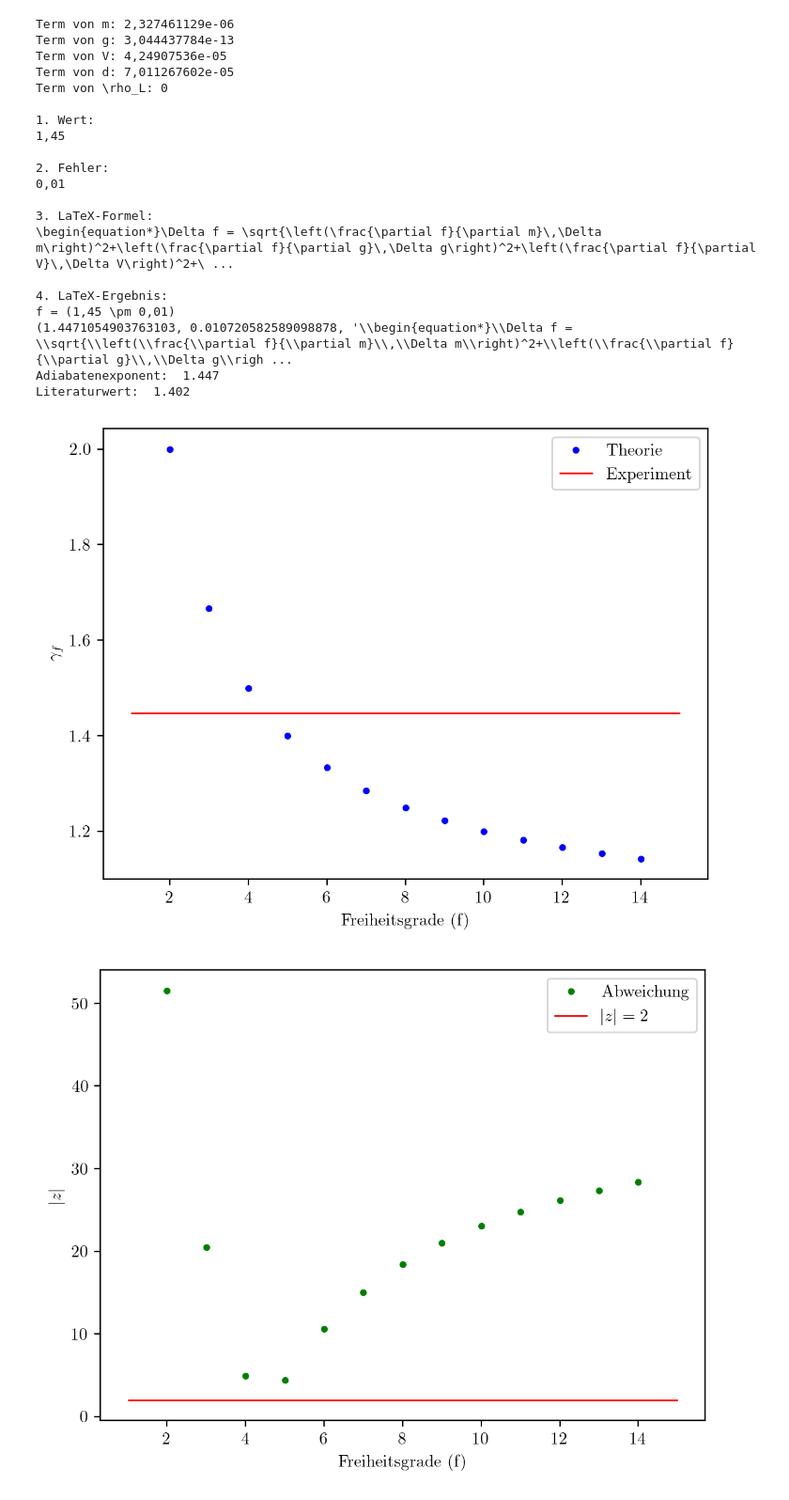
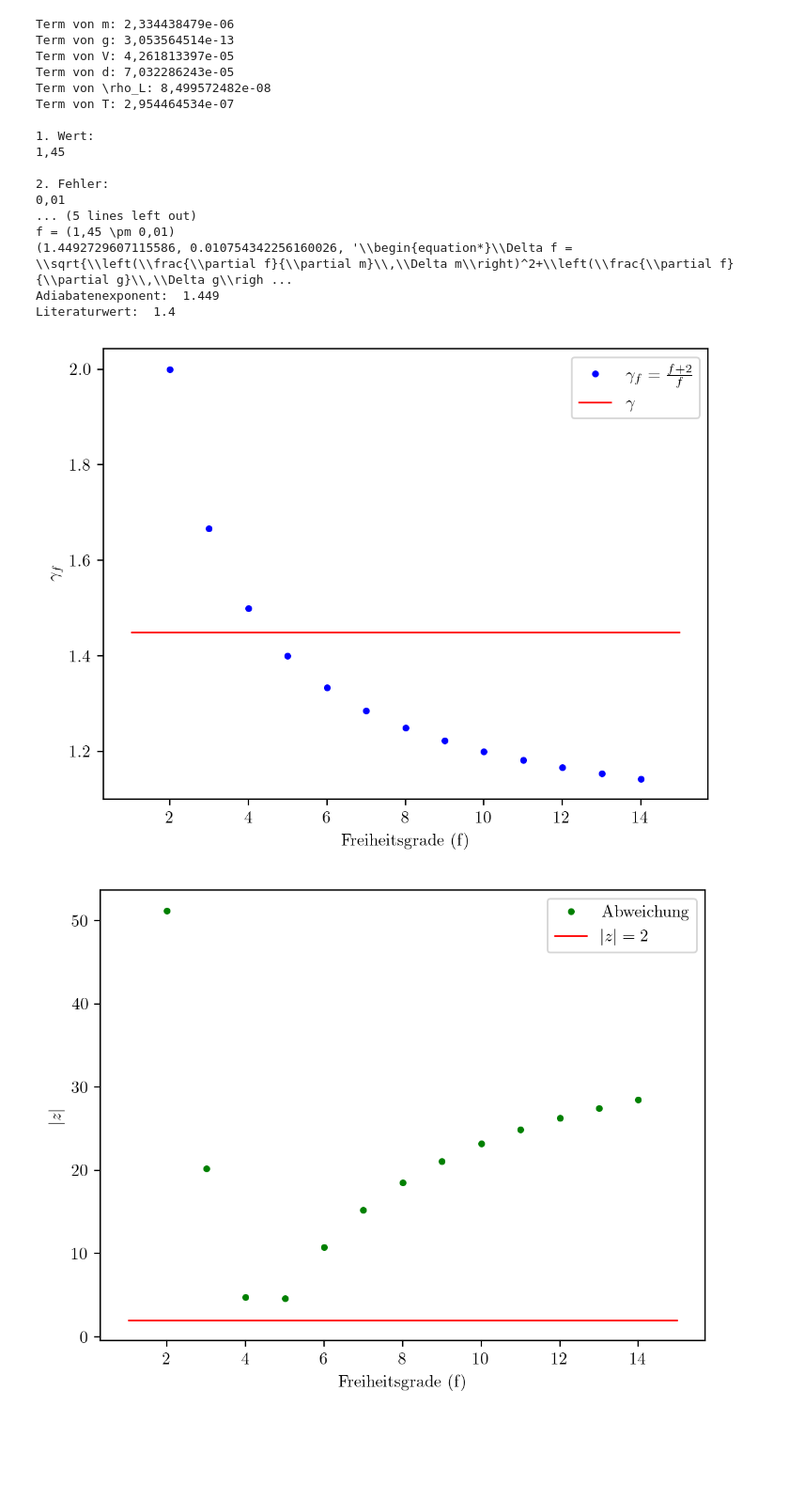
Before and after one commit to OGentner/AP1-Gruppe-143, a Jupyter notebook: V32_Auswertung.ipynb, the cells around one changed output. Shown at 94% size. Cells and saved outputs as stored; diff of their text form; code cells hidden in the pictures; blank space fills up the shorter version.

```diff
--- a/V32_Auswertung.ipynb
+++ b/V32_Auswertung.ipynb
@@ -40,7 +40,8 @@ messdaten2 = pd.read_excel("V32.xlsx", sheet_name="Messung2")
 perioden = messdaten2["Perioden"].to_numpy()
 dauer2 = messdaten2["Dauer (s)"].to_numpy()
 
-periodendauer2 = np.round(dauer2/perioden, 3)
+# Periodendauer ohne vorzeitiges Runden berechnen
+periodendauer2 = dauer2 / perioden
 data2 = np.vstack([perioden, periodendauer2])
 print(makeLaTexTable(data2, ("Perioden", "Periodendauer"), "Periodendauern über die Anzahl der gemessenen Perioden", tag="PeriodendauernLuft"))
 # %% [output]
@@ -59,14 +60,19 @@ print(makeLaTexTable(data2, ("Perioden", "Periodendauer"), "Periodendauern über
 # %%
 # Kombination der Ergebnisse
 
-# Gewichtsfaktoren
-w1 = 1/((Standardabweichung_Periodendauer1/perioden)**2)
+# Individueller Fehler jedes Periodendauer-Messwerts:
+# Die Unsicherheit der Gesamtzeit wird durch die Anzahl der Perioden geteilt.
+fehler_periodendauer = Standardabweichung_Periodendauer1 / perioden
 
-# gewichtetes arithmetisches Mittel
-gewichtetes_mittel = np.sum(w1*periodendauer2)/np.sum(w1)
-print("Gewichtetes mittel: ", gewichtetes_mittel)
+# Gewichtsfaktoren aus den individuellen Unsicherheiten
+gewichte = 1 / fehler_periodendauer**2
 
-# Fehler des gewichteten Mittels
-fehler_gewichtetes_mittel = np.sqrt(1/np.sum(w1))
+# Gewichtetes arithmetisches Mittel
+gewichtetes_mittel = np.sum(gewichte * periodendauer2) / np.sum(gewichte)
+print("Gewichtetes Mittel: ", gewichtetes_mittel)
+
+# Unsicherheit des gewichteten Mittels
+fehler_gewichtetes_mittel = np.sqrt(1 / np.sum(gewichte))
 print("Fehler des gewichteten Mittels: ", fehler_gewichtetes_mittel)
+print("Individuelle Fehler: ", fehler_periodendauer)
 # %% [output]
@@ -95,21 +107,21 @@ g = 9.808
 V = 2220e-6
 d = 13.8e-3
 pL = 99050
-
+# manuelle Berechnung
 A = np.pi * (d/2)**2
 p = pL + (4*m*g)/(np.pi*d**2)
-kappa = (4 * np.pi**2 * m * V) / (A**2 * p * gewichtetes_mittel**2) # manuelle Berechnung
+kappa = (4 * np.pi**2 * m * V) / (A**2 * p * gewichtetes_mittel**2)
 
 # Gausfunktion zur Fehlerfortpflanzung
-sm, sg, sV, sd, spL = sp.symbols('m g V d \\rho_L')
+sm, sg, sV, sd, spL, sgewichtetes_mittel= sp.symbols('m g V d \\rho_L T')
 # kappa_f = (4 * np.pi**2 * sm * sV) / ((np.pi * (sd/2)**2)**2 * (pL + (4*m*g)/(np.pi*d**2)) * gewichtetes_mittel**2)
-kappa_f = ((64 * sm * sV)/(sd**4 * (pL + (4*sm*sg)/(np.pi*sd**2)) * gewichtetes_mittel**2))
+kappa_f = ((64 * sm * sV)/(sd**4 * (spL + (4*sm*sg)/(np.pi*sd**2)) * sgewichtetes_mittel**2))
 
 k = (gauss_error_values(
     kappa_f,
-    [sm, sg, sV, sd, spL],
-    [m, g, V, d, pL],
-    [0.006e-3, 0.001, 10e-6, 0.02e-3, 20],
+    [sm, sg, sV, sd, spL, sgewichtetes_mittel],
+    [m, g, V, d, pL, gewichtetes_mittel],
+    [0.006e-3, 0.001, 10e-6, 0.02e-3, 20, fehler_gewichtetes_mittel],
     returnLaTex=True
 ))
 
@@ -118,42 +130,39 @@ kappa = k[0]
 kappafehler = k[1]
 
 print("Adiabatenexponent: ", np.round(kappa, 3))
-print("Literaturwert: ", 1.402)
+print("Literaturwert: ", 1.40)
 # %% [output]
-Term von m: 2,327461129e-06
-Term von g: 3,044437784e-13
-Term von V: 4,24907536e-05
-Term von d: 7,011267602e-05
-Term von \rho_L: 0
+Term von m: 2,334438479e-06
+Term von g: 3,053564514e-13
+Term von V: 4,261813397e-05
+Term von d: 7,032286243e-05
+Term von \rho_L: 8,499572482e-08
+Term von T: 2,954464534e-07
 
 1. Wert:
 1,45
 
 2. Fehler:
 0,01
-
-3. LaTeX-Formel:
-\begin{equation*}\Delta f = \sqrt{\left(\frac{\partial f}{\partial m}\,\Delta m\right)^2+\left(\frac{\partial f}{\partial g}\,\Delta g\right)^2+\left(\frac{\partial f}{\partial V}\,\Delta V\right)^2+\ ...
-
-4. LaTeX-Ergebnis:
+... (5 lines left out)
 f = (1,45 \pm 0,01)
-(1.4471054903763103, 0.010720582589098878, '\\begin{equation*}\\Delta f = \\sqrt{\\left(\\frac{\\partial f}{\\partial m}\\,\\Delta m\\right)^2+\\left(\\frac{\\partial f}{\\partial g}\\,\\Delta g\\righ ...
-Adiabatenexponent:  1.447
-Literaturwert:  1.402
+(1.4492729607115586, 0.010754342256160026, '\\begin{equation*}\\Delta f = \\sqrt{\\left(\\frac{\\partial f}{\\partial m}\\,\\Delta m\\right)^2+\\left(\\frac{\\partial f}{\\partial g}\\,\\Delta g\\righ ...
+Adiabatenexponent:  1.449
+Literaturwert:  1.4
 # %%
 # gamma der Freiheitsgrade
 f = np.arange(2, 15)
 gammaf = (f+2)/f
 
 fig, ax = plt.subplots(dpi=200)
-ax.plot(f, gammaf, '.', label='Theorie', color='b', linewidth=1)
-ax.hlines(y=kappa, xmin=1, xmax=15, color='r', linestyle='-', label='Experiment', linewidth=1)
+ax.plot(f, gammaf, '.', label=r'$\gamma_f=\frac{f+2}{f}$', color='b', linewidth=1)
+ax.hlines(y=kappa, xmin=1, xmax=15, color='r', linestyle='-', label=r'$\gamma$', linewidth=1)
 ax.set_xlabel('Freiheitsgrade (f)')
 ax.set_ylabel('$\gamma_f$')
 ax.legend()
 plt.show()
 # %% [output]
-[figure, old version]
+[figure, new version]
 # %%
 # Diagramm |z| mit z = 2
 z = (abs(kappa - gammaf))/kappafehler
```
Also changed, not shown: parts of 5 cells of this notebook.
